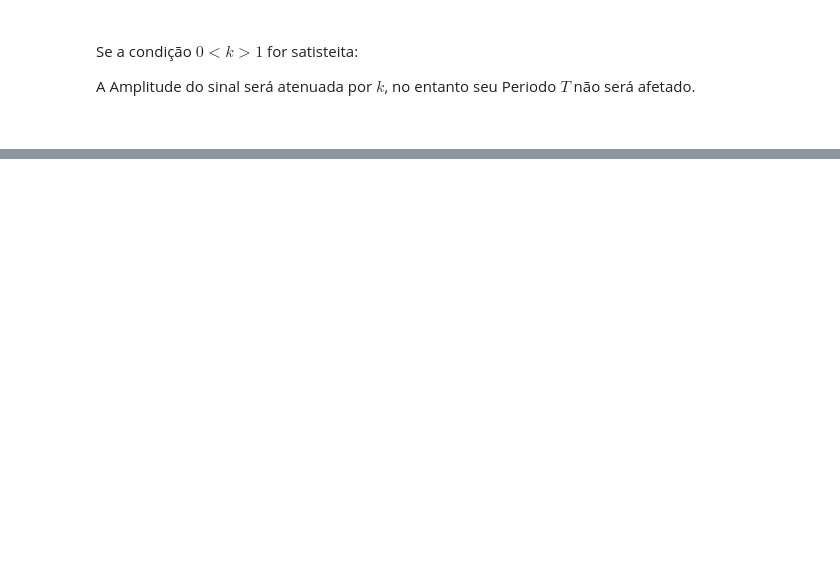
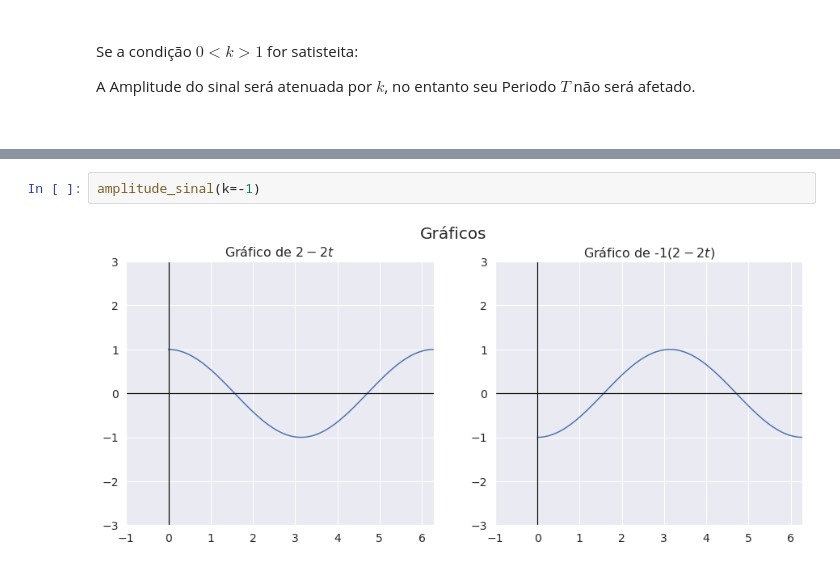
Before and after one commit to Oseiasdfarias/analise_de_sistemas_lineares, a Jupyter notebook: aula1_transformacao_de_Sinais.ipynb, the cells around one changed output, grey strips where cells are left out. Drawn from its saved outputs; the diff is of its cells as text; blank space fills up the shorter version.

```diff
--- a/aula1_transformacao_de_Sinais.ipynb
+++ b/aula1_transformacao_de_Sinais.ipynb
@@ -84,0 +101,4 @@ A Amplitude do sinal será atenuada por $k$, no entanto seu Periodo $T$ não ser
+# %%
+amplitude_sinal(k=-1)
+# %% [output]
+[figure, added]
```
Also changed, not shown: parts of 11 cells of this notebook.
